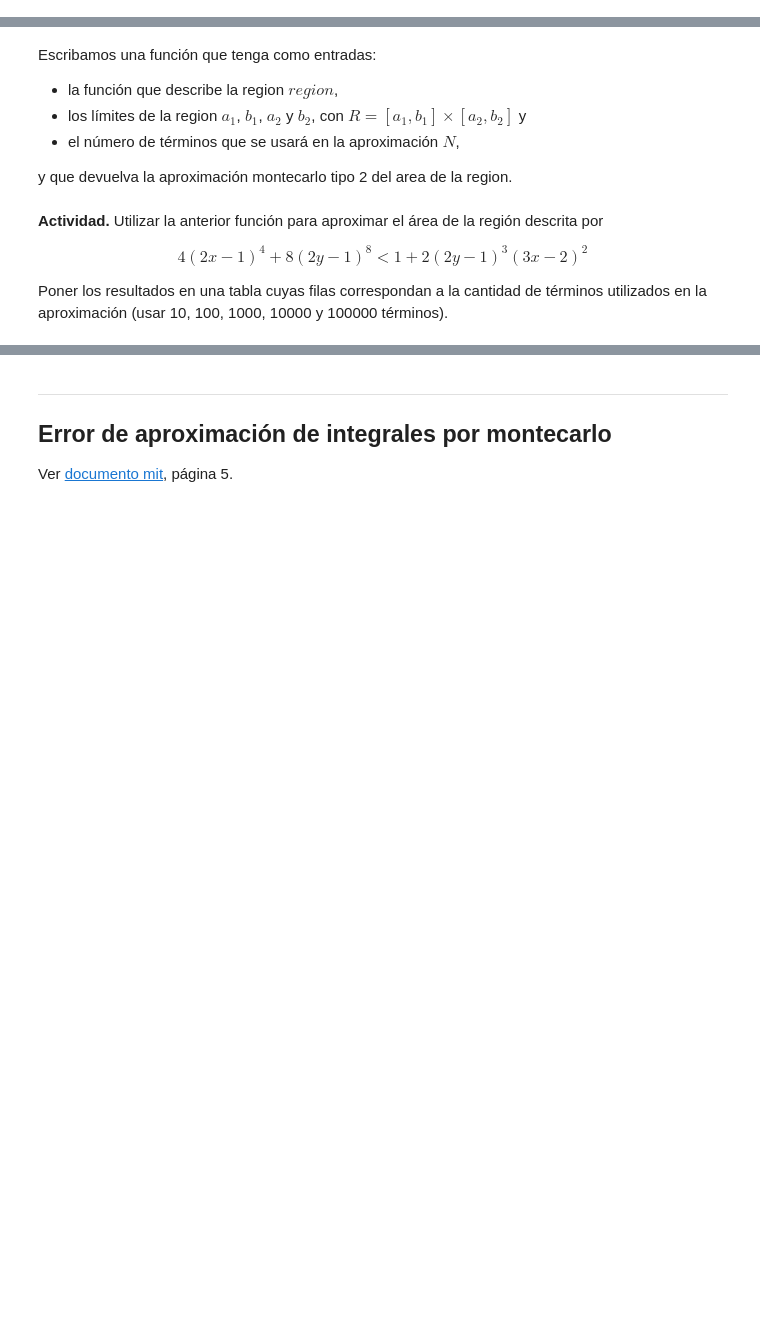
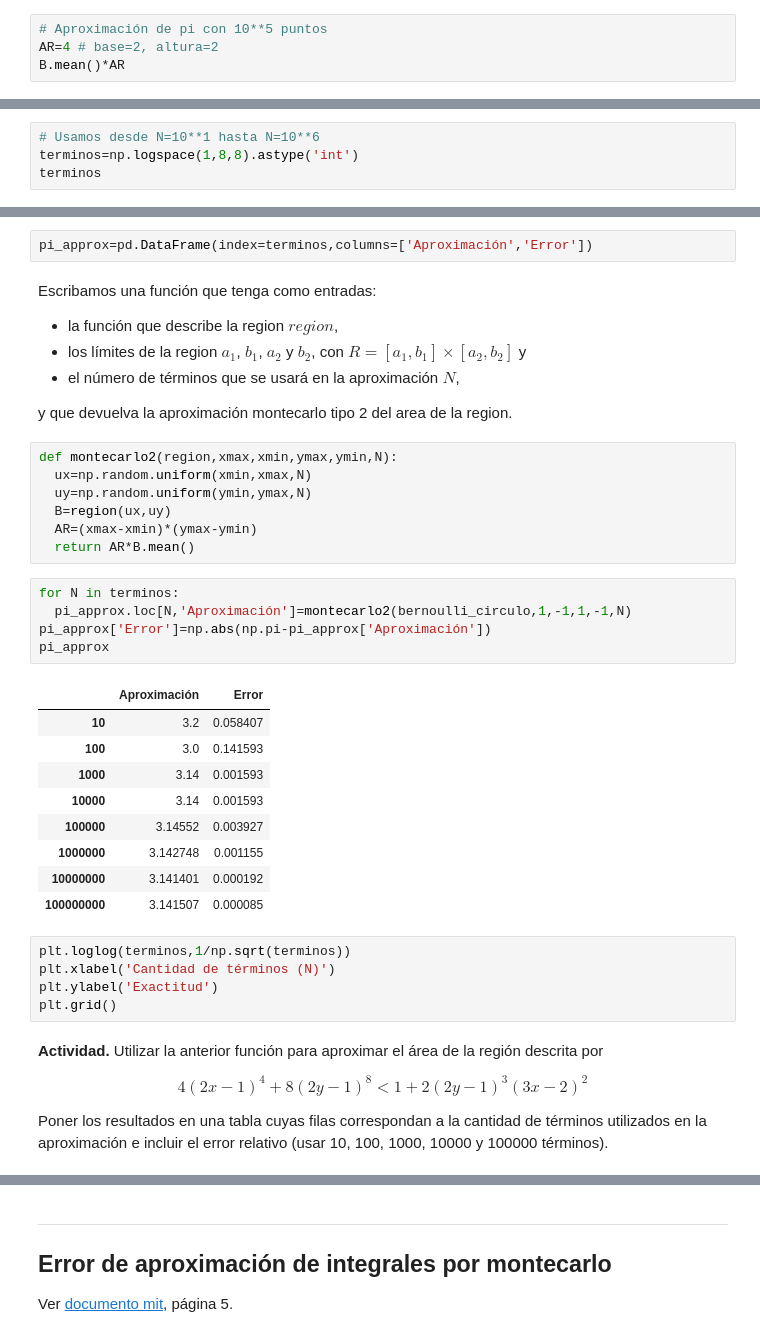
Before and after one commit to ArellanoMCarlos/SimMat_P2024, a Jupyter notebook: Módulo 2 - Montecarlo/IntegracionMontecarlo.ipynb, the cells around one changed output, grey strips where cells are left out. Cells and saved outputs as stored; diff of their text form; blank space fills up the shorter version.

Commit message:
Error relativo del método Montecarlo

```diff
--- a/Módulo 2 - Montecarlo/IntegracionMontecarlo.ipynb
+++ b/Módulo 2 - Montecarlo/IntegracionMontecarlo.ipynb
@@ -334,0 +374,4 @@ $$A(\mathcal{D})\approx \frac{A(\mathcal{R})}{N}\sum_{i=1}^{N}b_i.$$
+# %%
+# Aproximación de pi con 10**5 puntos
+AR=4 # base=2, altura=2
+B.mean()*AR
@@ -335,2 +380,6 @@ $$A(\mathcal{D})\approx \frac{A(\mathcal{R})}{N}\sum_{i=1}^{N}b_i.$$
 # %% [markdown]
 De nuevo, comparemos con el valor exacto.
+# %%
+# Usamos desde N=10**1 hasta N=10**6
+terminos=np.logspace(1,8,8).astype('int')
+terminos
@@ -337,3 +391,5 @@ De nuevo, comparemos con el valor exacto.
+# %%
+pi_approx=pd.DataFrame(index=terminos,columns=['Aproximación','Error'])
 # %% [markdown]
 Escribamos una función que tenga como entradas:
 - la función que describe la region $region$,
@@ -341,9 +397,36 @@ Escribamos una función que tenga como entradas:
 - el número de términos que se usará en la aproximación $N$,
 
 y que devuelva la aproximación montecarlo tipo 2 del area de la region.
+# %%
+def montecarlo2(region,xmax,xmin,ymax,ymin,N):
+  ux=np.random.uniform(xmin,xmax,N)
+  uy=np.random.uniform(ymin,ymax,N)
+  B=region(ux,uy)
+  AR=(xmax-xmin)*(ymax-ymin)
+  return AR*B.mean()
+# %%
+for N in terminos:
+  pi_approx.loc[N,'Aproximación']=montecarlo2(bernoulli_circulo,1,-1,1,-1,N)
+pi_approx['Error']=np.abs(np.pi-pi_approx['Aproximación'])
+pi_approx
+# %% [output]
+|  | Aproximación | Error |
+| 10 | 3.2 | 0.058407 |
+| 100 | 3.0 | 0.141593 |
+| 1000 | 3.14 | 0.001593 |
+| 10000 | 3.14 | 0.001593 |
+| 100000 | 3.14552 | 0.003927 |
+| 1000000 | 3.142748 | 0.001155 |
+| 10000000 | 3.141401 | 0.000192 |
+| 100000000 | 3.141507 | 0.000085 |
+# %%
+plt.loglog(terminos,1/np.sqrt(terminos))
+plt.xlabel('Cantidad de términos (N)')
+plt.ylabel('Exactitud')
+plt.grid()
 # %% [markdown]
 **Actividad.** Utilizar la anterior función para aproximar el área de la región descrita por
 
 $$4(2x-1)^4+8(2y-1)^8<1+2(2y-1)^3(3x-2)^2$$
 
-Poner los resultados en una tabla cuyas filas correspondan a la cantidad de términos utilizados en la aproximación (usar 10, 100, 1000, 10000 y 100000 términos).
+Poner los resultados en una tabla cuyas filas correspondan a la cantidad de términos utilizados en la aproximación e incluir el error relativo (usar 10, 100, 1000, 10000 y 100000 términos).
```
Also changed, not shown: parts of 14 cells of this notebook, 2 other files.
